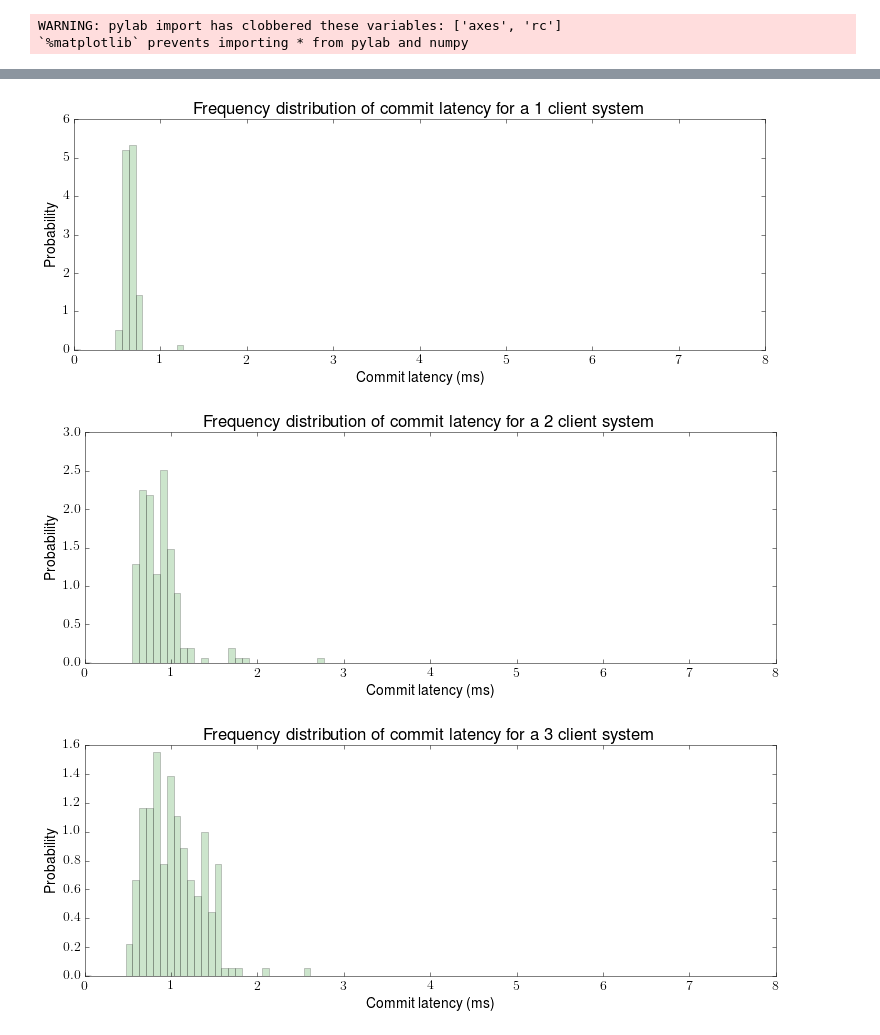
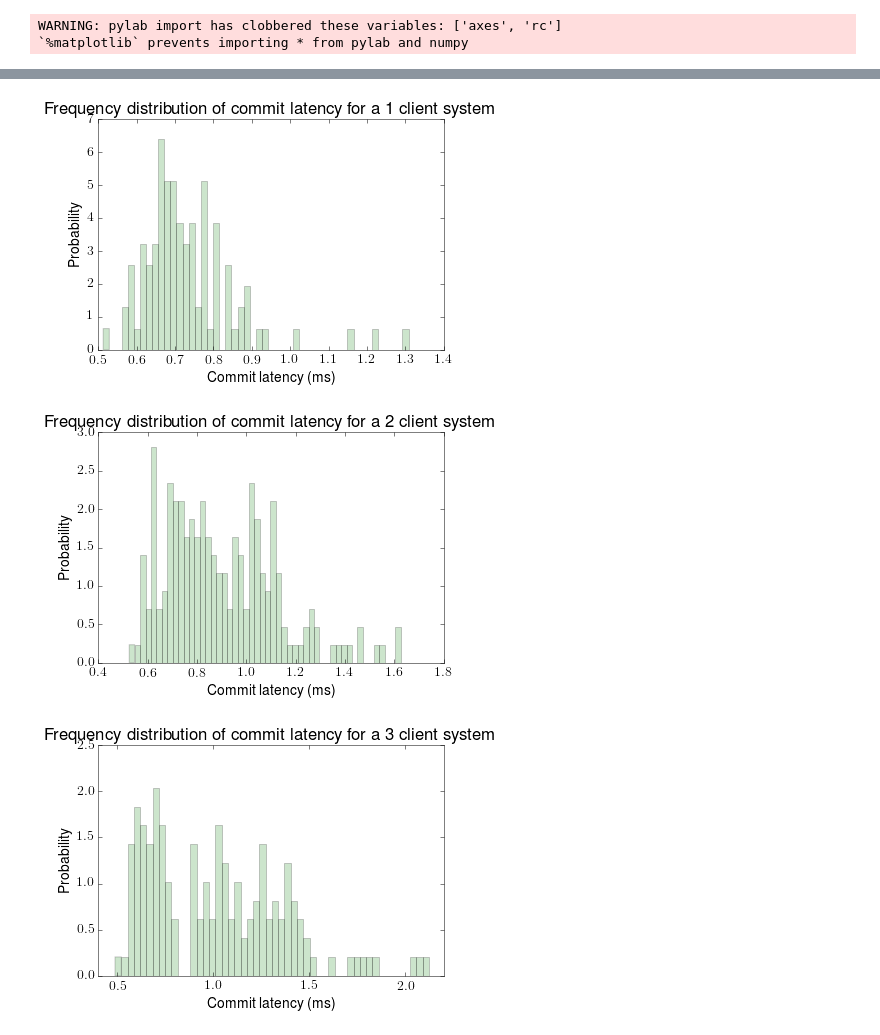
Before and after one commit to heidihoward/ios, a Jupyter notebook: scripts/graph_plotting.ipynb, the cells around one changed output, grey strips where cells are left out. Cells and saved outputs as stored; diff of their text form; code cells hidden in the pictures.

```diff
--- a/scripts/graph_plotting.ipynb
+++ b/scripts/graph_plotting.ipynb
@@ -21,0 +140,2 @@ def fig_to_file(fig, filename, ext):
+# %%
+date = '05-11-170513'
@@ -58,15 +184,6 @@ for c in clients:
 # plotting latency over actual time (for X client systems)
 
 for c in clients:
-    fig = plt.figure(figsize=[12,4])
-    axes = fig.add_axes([0.1, 0.1, 0.8, 0.8])
-
-    axes.set_xlabel('Time (ms)')
-    axes.set_ylabel('Latency (ms)')
-    axes.set_title('Commit latency for a system of 3 servers and '+str(c)+' clients')
-
-    for client in range(1,c+1):
-        axes.plot(time_by_client[c][client],latency_by_client[c][client])
-
-    axes.legend(range(1,c+1),loc=1,frameon=True)
+    draw_lines_graph('Time (ms)', 'Latency (ms)', 'Commit latency for a system of 3 servers and '+str(c)+' clients',
+                    time_by_client[c],latency_by_client[c],range(1,c+1))
 # %% [output]
@@ -83,15 +200,6 @@ for c in clients:
 # plotting latency over request time (for X client system)
 
 for c in clients:
-    fig = plt.figure(figsize=[12,4])
-    axes = fig.add_axes([0.1, 0.1, 0.8, 0.8])
-
-    axes.set_xlabel('Request number')
-    axes.set_ylabel('Latency (ms)')
-    axes.set_title('Commit latency for a system of 3 servers and '+str(c)+' clients')
-
-    for client in range(1,c+1):
-        axes.plot(latency_by_client[c][client])
-
-    axes.legend(range(1,c+1),loc=1,frameon=True)
+    draw_lines_graph('Request number','Latency (ms)','Commit latency for a system of 3 servers and '+str(c)+' clients',
+                    req_by_client[c], latency_by_client[c], range(1,c+1))
 # %% [output]
@@ -107,16 +219,11 @@ for c in clients:
 # %%
 # plot latency distribution (for X client system)
 
 for c in clients:
-    fig = plt.figure(figsize=[12,4])
-    axes = fig.add_axes([0.1, 0.1, 0.8, 0.8])
-
-    axes.set_xlabel('Commit latency (ms)')
-    axes.set_ylabel('Probability')
-    axes.set_title('Frequency distribution of commit latency for a '+str(c)+' client system')
-
-    n, bins, patches = axes.hist(latency[c], 101,range=[0,8],facecolor='green', normed=1, alpha=0.2)
+    draw_histo('Commit latency (ms)',
+               'Frequency distribution of commit latency for a '+str(c)+' client system',
+               latency[c],50)
 # %% [output]
-[figure, old version]
+[figure, new version]
-[figure, old version]
+[figure, new version]
-[figure, old version]
+[figure, new version]
```
Also changed, not shown: parts of 15 cells of this notebook, 1 other file.
